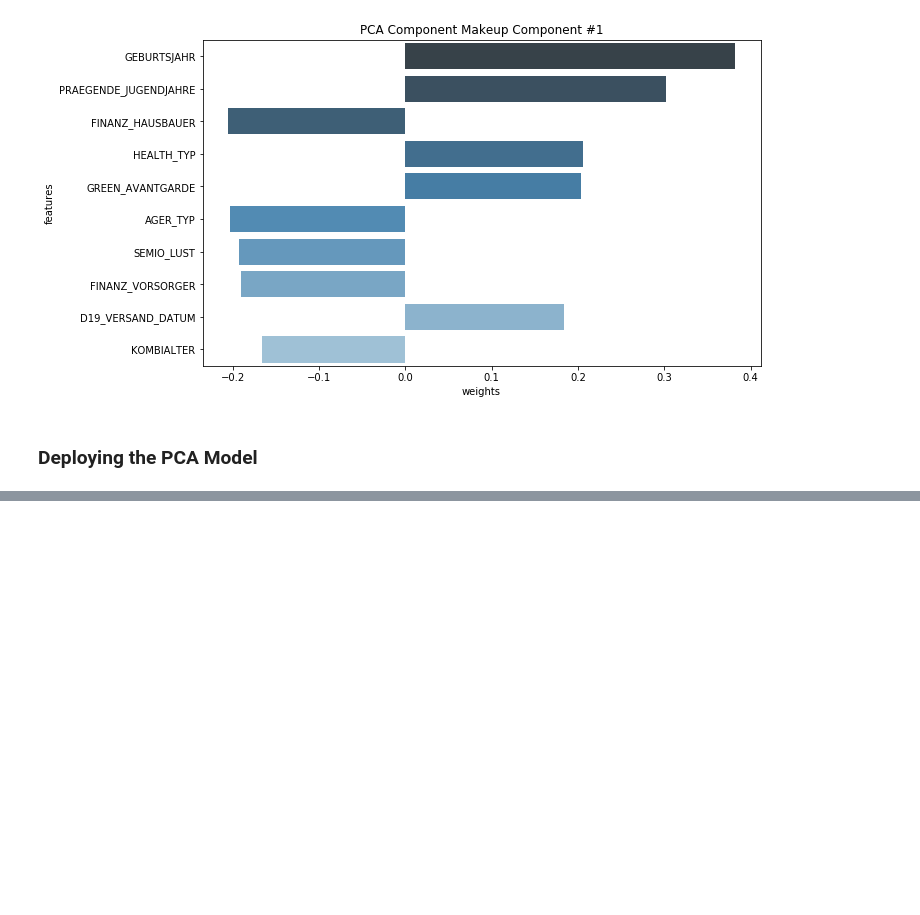
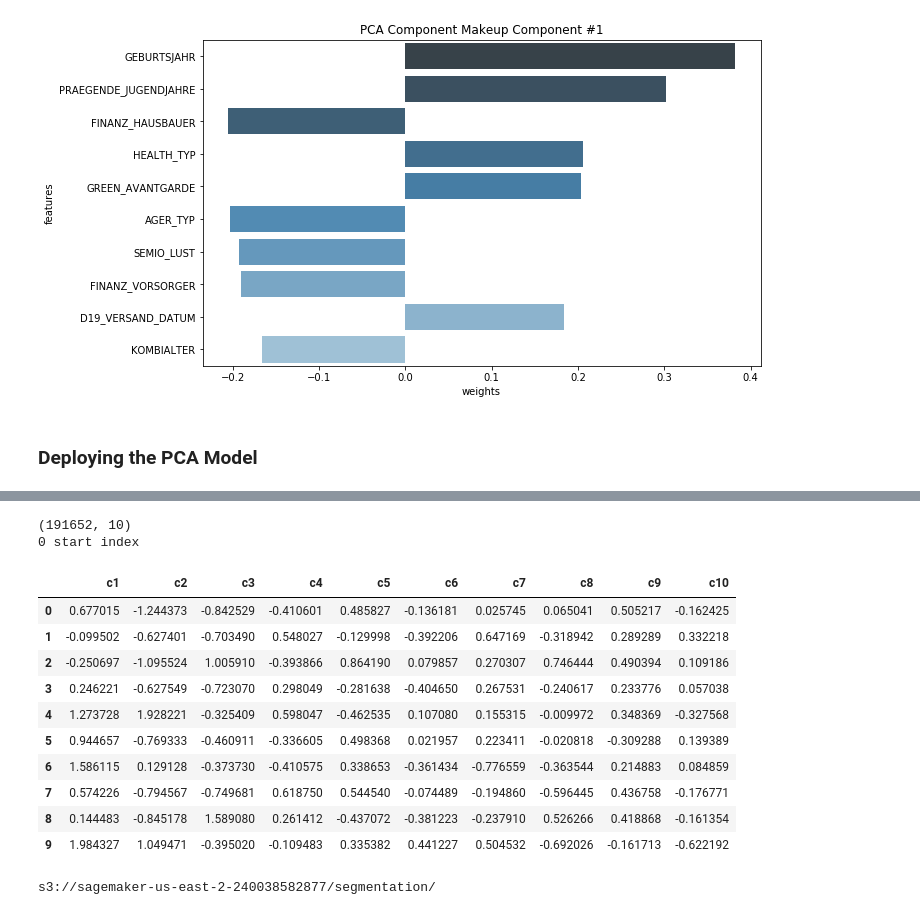
Before and after one commit to eklyman/customer-segmentation-capstone, a Jupyter notebook: KMeans Clustering - Customers.ipynb, the cells around one changed output, grey strips where cells are left out. Saved outputs shown, nothing was run; the diff lists cells and outputs as text; code cells hidden in the pictures; blank space fills up the shorter version.

```diff
--- a/KMeans Clustering - Customers.ipynb
+++ b/KMeans Clustering - Customers.ipynb
@@ -222,0 +217,2 @@ transformed_pca = session.upload_data('transformed_pca_customer.csv', key_prefix
+# %%
+flattened_train_pca = [list for sublist in train_pca for list in sublist]
@@ -222,0 +243,28 @@ transformed_pca = session.upload_data('transformed_pca_customer.csv', key_prefix
+# %%
+def create_transformed_df(flattened_train_pca, scaled_df, n_top_components):
+    start_idx = N_COMPONENTS - n_top_components
+    new_values = [x.label['projection'].float32_tensor.values for x in flattened_train_pca]
+    df = pd.DataFrame(index=scaled_df.index.values, data=new_values)
+
+    top_components = df.iloc[:,start_idx:]
+    return top_components.iloc[:,::-1]
+# %%
+top_n = 10
+
+df_transformed = create_transformed_df(flattened_train_pca, df, n_top_components=top_n)
+df_transformed.columns = ['c1', 'c2', 'c3', 'c4', 'c5','c6', 'c7', 'c8', 'c9', 'c10',]
+df_transformed.head(10)
+# %% [output]
+(191652, 10)
+0 start index
+|  | c1 | c2 | c3 | c4 | c5 | c6 | c7 | c8 | c9 | c10 |
+| 0 | 0.677015 | -1.244373 | -0.842529 | -0.410601 | 0.485827 | -0.136181 | 0.025745 | 0.065041 | 0.505217 | -0.162425 |
+| 1 | -0.099502 | -0.627401 | -0.703490 | 0.548027 | -0.129998 | -0.392206 | 0.647169 | -0.318942 | 0.289289 | 0.332218 |
+| 2 | -0.250697 | -1.095524 | 1.005910 | -0.393866 | 0.864190 | 0.079857 | 0.270307 | 0.746444 | 0.490394 | 0.109186 |
+| 3 | 0.246221 | -0.627549 | -0.723070 | 0.298049 | -0.281638 | -0.404650 | 0.267531 | -0.240617 | 0.233776 | 0.057038 |
+| 4 | 1.273728 | 1.928221 | -0.325409 | 0.598047 | -0.462535 | 0.107080 | 0.155315 | -0.009972 | 0.348369 | -0.327568 |
+| 5 | 0.944657 | -0.769333 | -0.460911 | -0.336605 | 0.498368 | 0.021957 | 0.223411 | -0.020818 | -0.309288 | 0.139389 |
+| 6 | 1.586115 | 0.129128 | -0.373730 | -0.410575 | 0.338653 | -0.361434 | -0.776559 | -0.363544 | 0.214883 | 0.084859 |
+| 7 | 0.574226 | -0.794567 | -0.749681 | 0.618750 | 0.544540 | -0.074489 | -0.194860 | -0.596445 | 0.436758 | -0.176771 |
+| 8 | 0.144483 | -0.845178 | 1.589080 | 0.261412 | -0.437072 | -0.381223 | -0.237910 | 0.526266 | 0.418868 | -0.161354 |
+| 9 | 1.984327 | 1.049471 | -0.395020 | -0.109483 | 0.335382 | 0.441227 | 0.504532 | -0.692026 | -0.161713 | -0.622192 |
@@ -222,0 +273,10 @@ transformed_pca = session.upload_data('transformed_pca_customer.csv', key_prefix
+# %%
+# KMeans
+
+from sagemaker import KMeans
+
+prefix = 'segmentation'
+output_path = 's3://{}/{}/'.format(bucket, prefix)
+print(output_path)
+# %% [output]
+s3://sagemaker-us-east-2-240038582877/segmentation/
```
Also changed, not shown: parts of 17 cells of this notebook, 2 other files.
